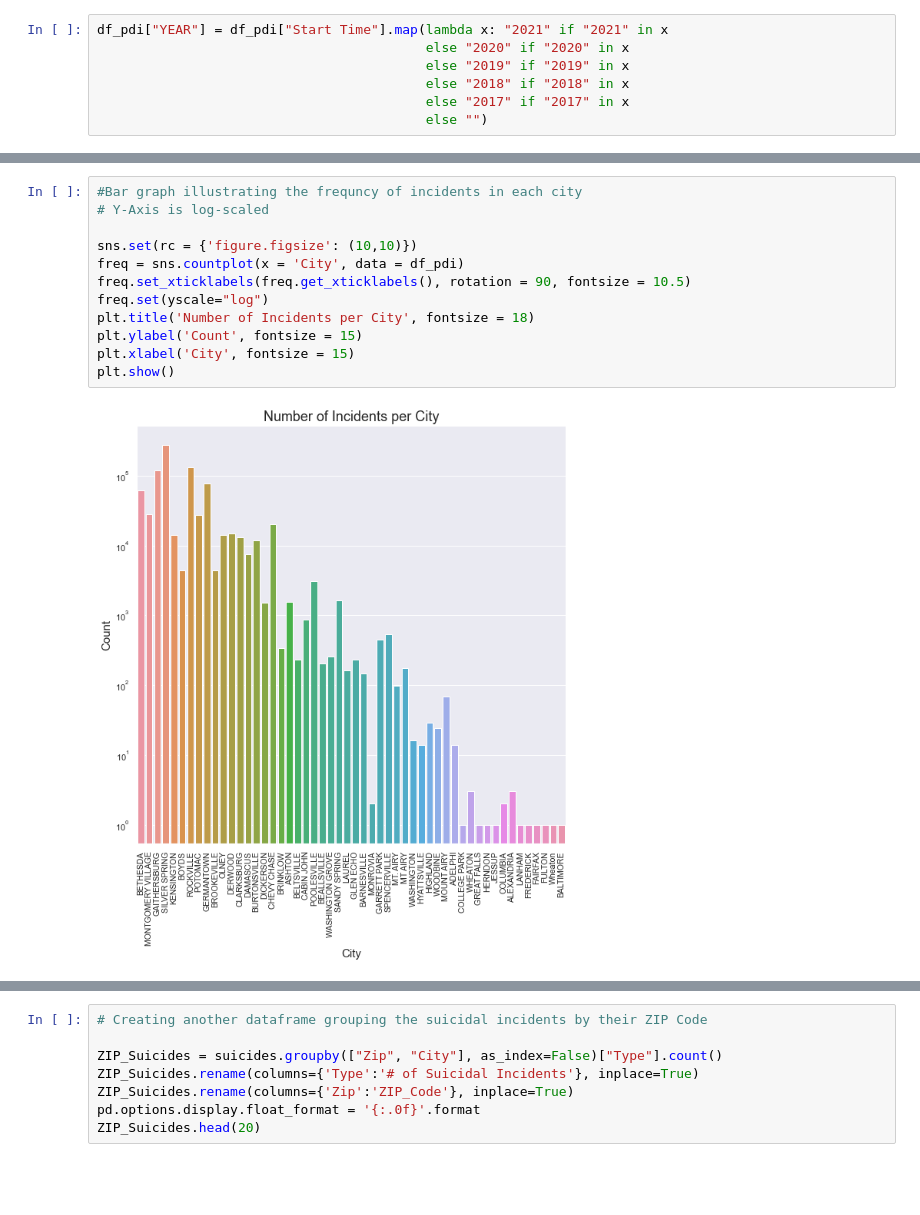
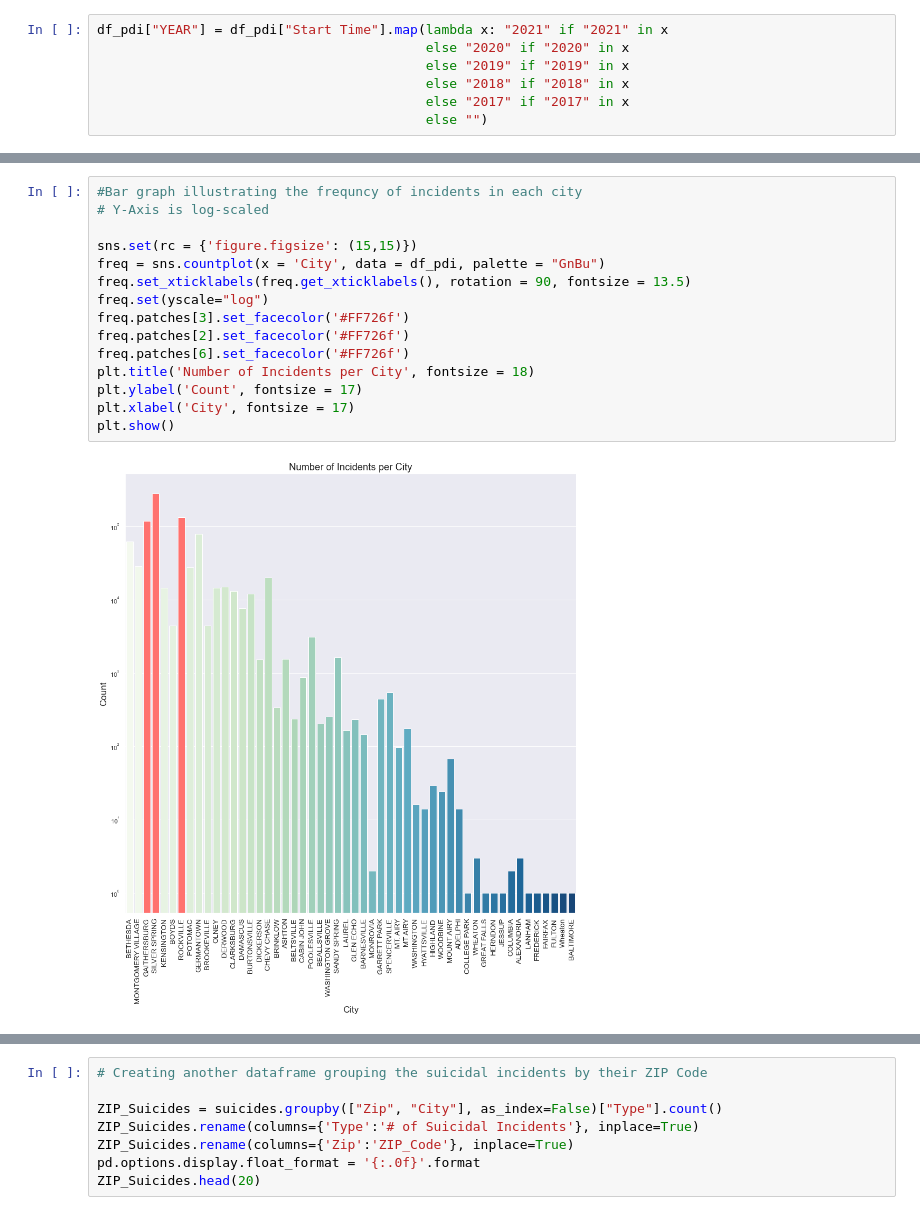
Before and after one commit to rohingarg/DATA205CAPSTONE, a Jupyter notebook: DATA205CAPSTONE.ipynb, the cells around one changed output, grey strips where cells are left out. Saved outputs shown, nothing was run; the diff lists cells and outputs as text; blank space fills up the shorter version.

```diff
--- a/DATA205CAPSTONE.ipynb
+++ b/DATA205CAPSTONE.ipynb
@@ -103,17 +122,20 @@ plt.show()
 # %%
 #Bar graph illustrating the frequncy of incidents in each city
 # Y-Axis is log-scaled
 
-sns.set(rc = {'figure.figsize': (10,10)})
-freq = sns.countplot(x = 'City', data = df_pdi)
-freq.set_xticklabels(freq.get_xticklabels(), rotation = 90, fontsize = 10.5)
+sns.set(rc = {'figure.figsize': (15,15)})
+freq = sns.countplot(x = 'City', data = df_pdi, palette = "GnBu")
+freq.set_xticklabels(freq.get_xticklabels(), rotation = 90, fontsize = 13.5)
 freq.set(yscale="log")
+freq.patches[3].set_facecolor('#FF726f')
+freq.patches[2].set_facecolor('#FF726f')
+freq.patches[6].set_facecolor('#FF726f')
 plt.title('Number of Incidents per City', fontsize = 18)
-plt.ylabel('Count', fontsize = 15)
-plt.xlabel('City', fontsize = 15)
+plt.ylabel('Count', fontsize = 17)
+plt.xlabel('City', fontsize = 17)
 plt.show()
 # %% [output]
-[figure, old version]
+[figure, new version]
 # %%
 # Creating new dataset only containing the top 3 cities with the most incidents
 # Silver Spring, Rockville, and Gaithersburg
```
Also changed, not shown: parts of 41 cells of this notebook.
